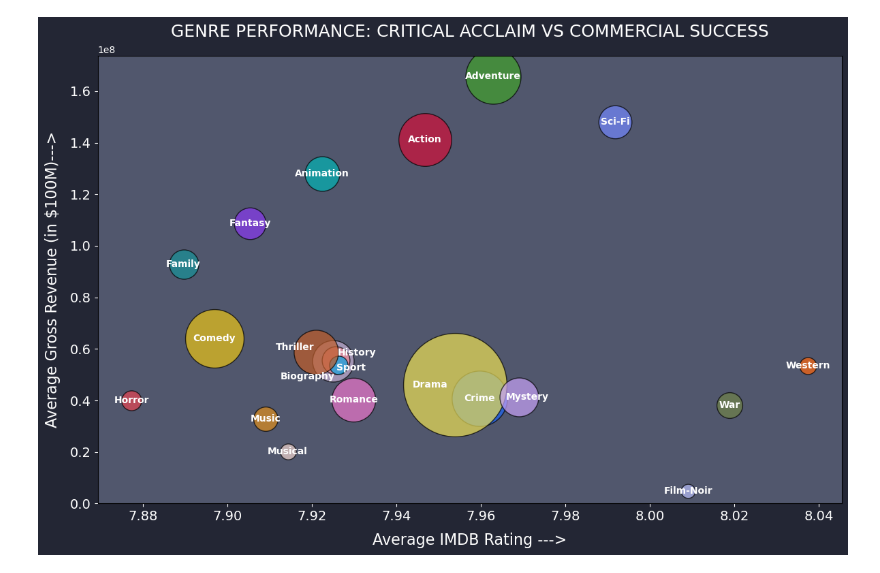
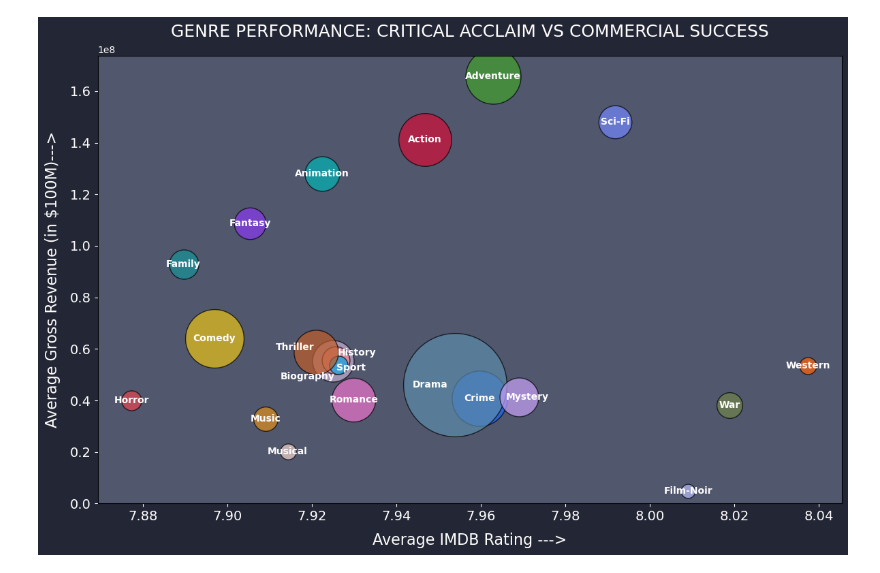
Before and after one commit to k-a-amaljose/Data_Analytics_Pentagon_InsightX, a Jupyter notebook: Data_Analysis_Task_2.ipynb, the cells around one changed output. Drawn from its saved outputs; the diff is of its cells as text; code cells hidden in the pictures.

```diff
--- a/Data_Analysis_Task_2.ipynb
+++ b/Data_Analysis_Task_2.ipynb
@@ -28,7 +28,7 @@ genre_colors = {
     'Action': '#d20f39',
     'Adventure': '#40a02b',
     'Comedy': "#e9c317",
-    'Drama': '#ecdf54',
+    'Drama': '#5c8baa',
     'Sci-Fi': '#7287fd',
     'Horror': '#e64553',
     'Romance': '#ea76cb',
@@ -74,31 +74,31 @@ for row in genre_stats.itertuples(index=False):
         row.Avg_Gross,                                    # Y-axis values
         s=row.Movie_Count * 20,                           # Bubble size based on count
         alpha=0.7,                                        # For transparency
         edgecolors='#000000',                             # To fix edgecolor
         color=genre_colors.get(row.Genre, 'green')        # fallback color of bubbles
     )
 
 # Add text labels for each genre point
 for row in genre_stats.itertuples(index=False):
     y_offset = y_text_offsets.get(row.Genre, 0)       # Assigning y position offset values to y_offset
     x_offset = x_text_offsets.get(row.Genre, 0)       # Assigning x position offset values to x_offset
     plt.text(
         row.Avg_IMDB+x_offset,               # X position with offset values
         row.Avg_Gross+y_offset,              # Y position with offset values
         row.Genre,                           # Text label
         ha='center',                         # Horizontal alignment
         va='center',                         # Vertical alignment
         fontsize=10,                         # Font size
         color= '#ffffff',                    # Text color
         fontweight='bold'                    # Text type
     )
 
 plt.xlabel("Average IMDB Rating --->", fontsize=16, color='#ffffff', labelpad=10) # Set label for X-axis and formating
 plt.ylabel("Average Gross Revenue (in $100M)--->", fontsize=16, color='#ffffff', labelpad=10) # Set label for Y-axis and formating
 plt.tick_params(axis='both', colors='#ffffff', labelsize=14) # Changes the appearance of the scale (ticks and numbers) on both axes
 plt.title("GENRE PERFORMANCE: CRITICAL ACCLAIM VS COMMERCIAL SUCCESS", fontsize=18, color='#ffffff', pad=20) # Set main title of the plot
 plt.tight_layout() # Adjust layout to avoid overlap
 plt.ylim(0) # To choose the starting value of Y-axis to margin
 plt.show() # Display the plot
 # %% [output]
-[figure, old version]
+[figure, new version]
```
